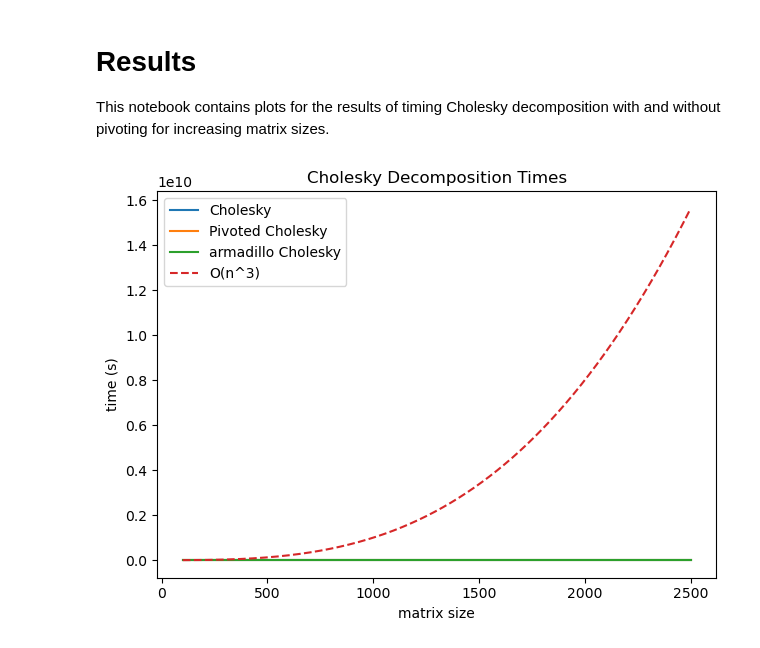
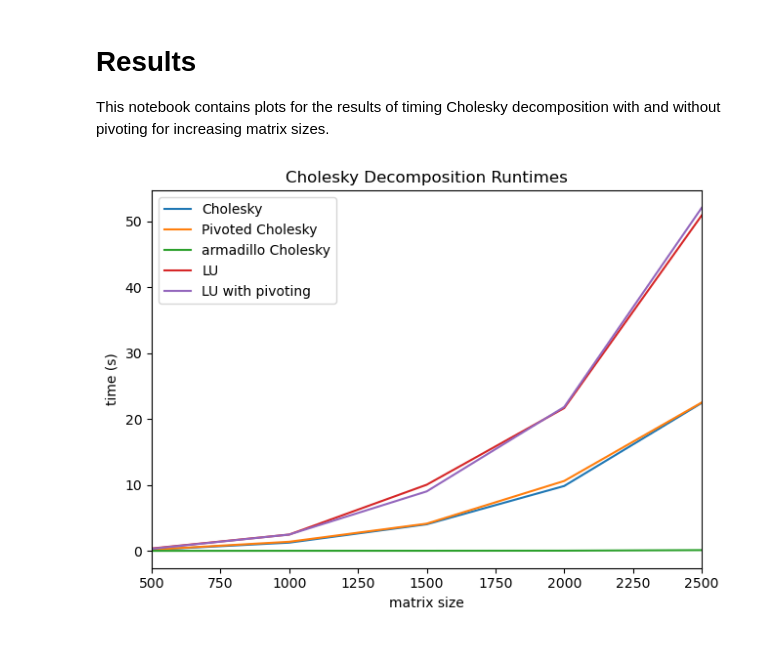
Before and after one commit to jaycee-pang/final_chem279, a Jupyter notebook: data/plots.ipynb, the cells around one changed output. Drawn from its saved outputs; the diff is of its cells as text; code cells hidden in the pictures.

```diff
--- a/data/plots.ipynb
+++ b/data/plots.ipynb
@@ -20,22 +20,27 @@ def read_data(filename):
 sizes1, chol1_results = read_data('cholesky_times.txt')
 sizes2, pivchol_results = read_data('pivoted_cholesky_times.txt')
 sizes3, arma_results = read_data('armachol_times.txt')
+sizes4, LU_results = read_data('LU_times.txt')
+sizes5, LU_pivot_results = read_data('LU_pivot_times.txt')
 # %%
 sizes1 == sizes2
 n_vals = np.arange(sizes1[0], sizes1[-1])
 On3 = n_vals**3
 plt.plot(sizes1, chol1_results, label='Cholesky')
 plt.plot(sizes2, pivchol_results, label='Pivoted Cholesky')
 plt.plot(sizes3, arma_results, label='armadillo Cholesky')
-plt.plot(n_vals, On3,label='O(n^3)',linestyle='--' )
+plt.plot(sizes4,  LU_results, label='LU')
+plt.plot(sizes5,  LU_pivot_results, label='LU with pivoting')
+# plt.plot(n_vals, On3,label='O(n^3)',linestyle='--' )
 plt.xlabel('matrix size')
 plt.ylabel('time (s)')
-plt.title('Cholesky Decomposition Times')
+plt.title('Cholesky Decomposition Runtimes')
 plt.legend()
 plt.tight_layout()
+plt.xlim(500,2500)
 plt.show();
 # %% [output]
-[figure, old version]
+[figure, new version]
 # %%
 sizes1 == sizes2
 
```
Also changed, not shown: parts of 4 cells of this notebook, 21 other files.
